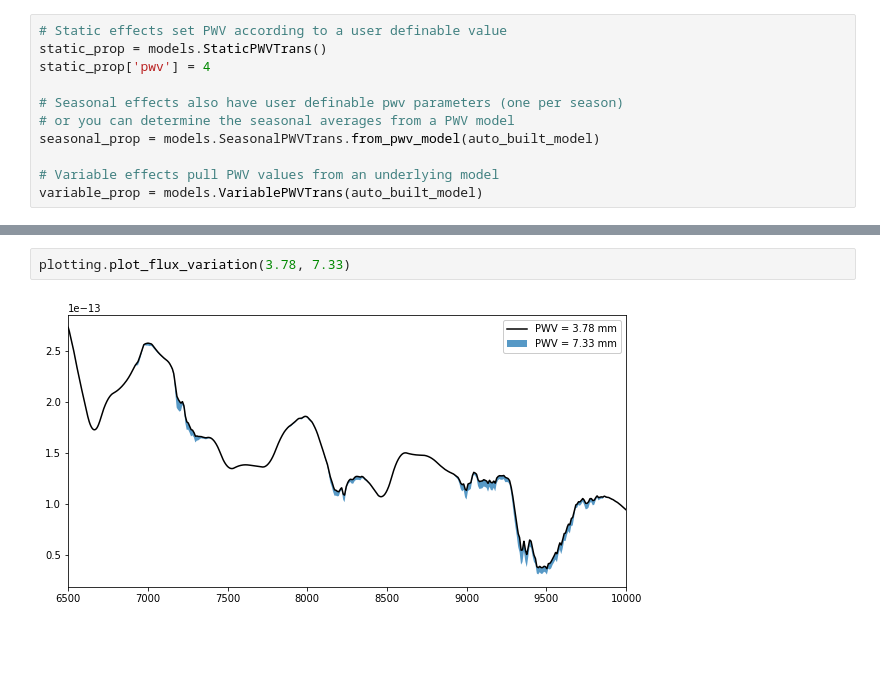
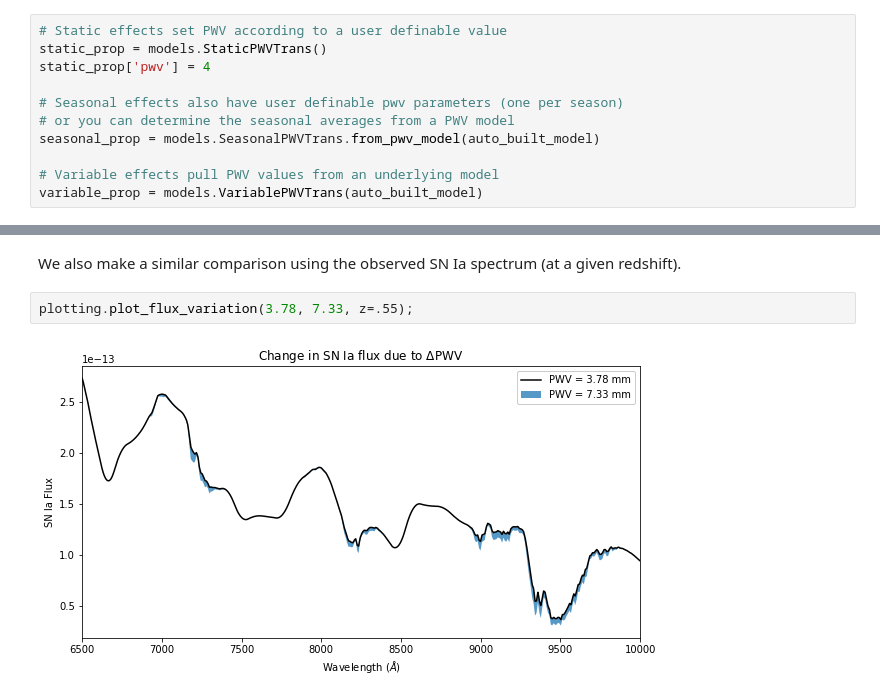
Before and after one commit to LSSTDESC/SN-PWV, a Jupyter notebook: notebooks/pwv_modeling.ipynb, the cells around one changed output, grey strips where cells are left out. Saved outputs shown, nothing was run; the diff lists cells and outputs as text; blank space fills up the shorter version.

Commit message:
Updates notebook discussion of plots

```diff
--- a/notebooks/pwv_modeling.ipynb
+++ b/notebooks/pwv_modeling.ipynb
@@ -184,4 +182,6 @@ plotting.plot_transmission_variation(3.78, 7.33)
+# %% [markdown]
+We also make a similar comparison using the observed SN Ia spectrum (at a given redshift).
 # %%
-plotting.plot_flux_variation(3.78, 7.33)
+plotting.plot_flux_variation(3.78, 7.33, z=.55);
 # %% [output]
-[figure, old version]
+[figure, new version]
```
Also changed, not shown: parts of 9 cells of this notebook, 1 other file.
